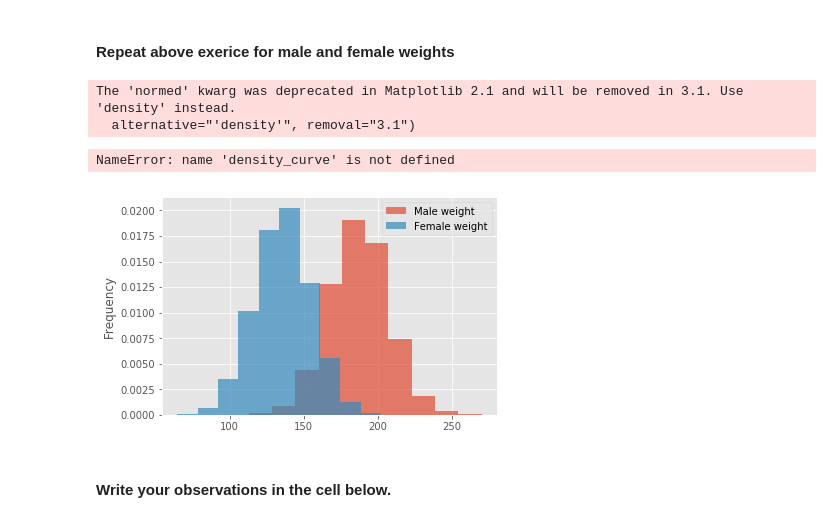
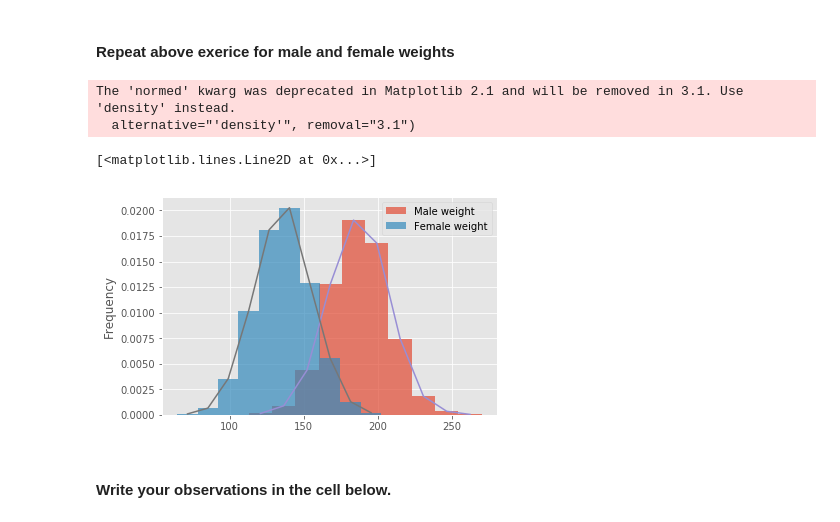
Before and after one commit to msas111/dsc-0-09-11-distributions-pdf-lab-online-ds-sp-000, a Jupyter notebook: index.ipynb, the cells around one changed output. Saved outputs shown, nothing was run; the diff lists cells and outputs as text; code cells hidden in the pictures.

```diff
--- a/index.ipynb
+++ b/index.ipynb
@@ -121,16 +121,16 @@ The 'normed' kwarg was deprecated in Matplotlib 2.1 and will be removed in 3.1.
 # %%
 male_df.Weight.plot.hist(bins = binsize, normed = True,  alpha = 0.7, label ="Male weight");
 female_df.Weight.plot.hist(bins = binsize, normed = True, alpha = 0.7, label = 'Female weight');
 plt.legend()
-x,y = density_curve(male_df.Weight)
+x,y = density(male_df.Weight)
 plt.plot(x,y)
-x,y = density_curve(female_df.Weight)
+x,y = density(female_df.Weight)
 plt.plot(x,y)
 # %% [output]
 The 'normed' kwarg was deprecated in Matplotlib 2.1 and will be removed in 3.1. Use 'density' instead.
   alternative="'density'", removal="3.1")
-NameError: name 'density_curve' is not defined
+[<matplotlib.lines.Line2D at 0x...>]
-[figure, old version]
+[figure, new version]
 # %% [markdown]
 #### Write your observations in the cell below.
 # %%
```
